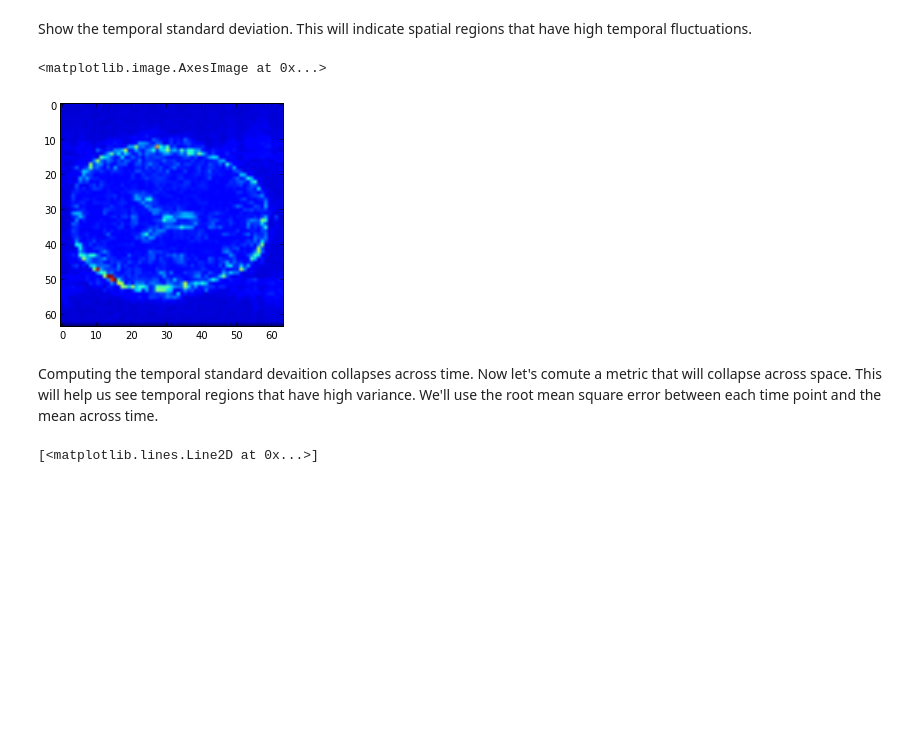
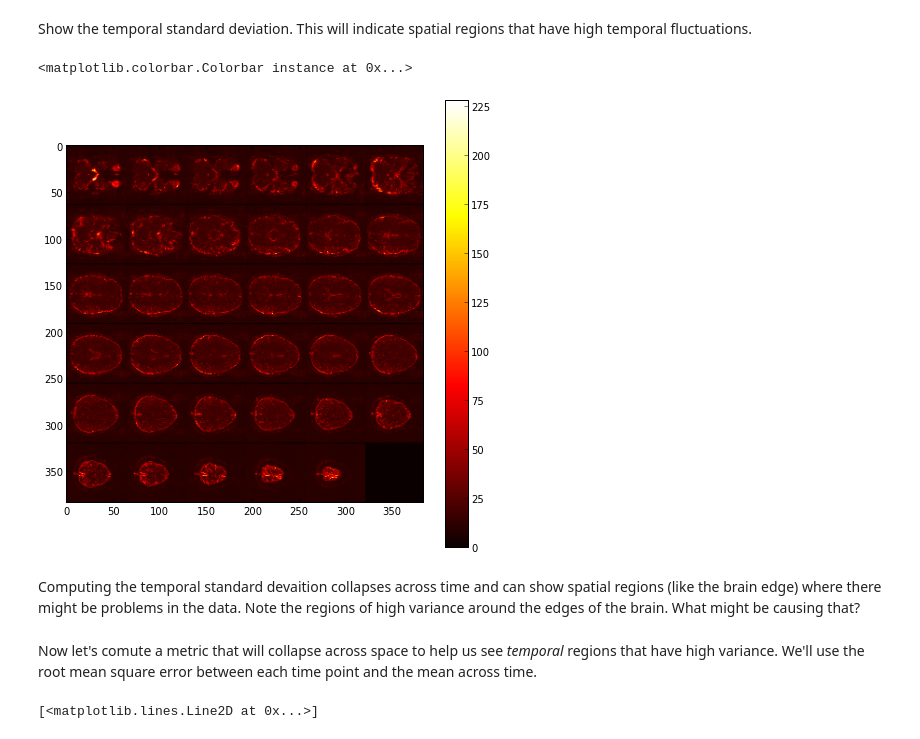
Before and after one commit to jbpoline/bayfmri, a Jupyter notebook: notebooks/003-fMRI_preprocessing.ipynb, the cells around one changed output. Cells and saved outputs as stored; diff of their text form; code cells hidden in the pictures; blank space fills up the shorter version.

Commit message:
Added a simple montage function

```diff
--- a/notebooks/003-fMRI_preprocessing.ipynb
+++ b/notebooks/003-fMRI_preprocessing.ipynb
@@ -21,0 +24,9 @@ s1_bold_arr = s1_bold_img.get_data()
+# %%
+def montage(vol):
+    """Returns a 2d image monage given a 3d volume."""
+    num_cols = int(np.ceil(np.sqrt(vol.shape[2])))
+    rows = np.array_split(vol, num_cols, axis=2)
+    # ensure the last row is the same size as the others
+    rows[-1] = np.dstack((rows[-1], np.zeros(rows[-1].shape[0:2] + (rows[0].shape[2]-rows[-1].shape[2],))))
+    im = np.vstack([np.squeeze(np.hstack(np.dsplit(row, num_cols))) for row in rows])
+    return(im)
@@ -22,13 +42,17 @@ s1_bold_arr = s1_bold_img.get_data()
 # %% [markdown]
 Show the temporal standard deviation. This will indicate spatial regions that have high temporal fluctuations.
 # %%
-time_course_std = s1_bold_arr.std(axis=3) # the last axis (0-based numbering)
-plt.imshow(time_course_std[:, :, 17])
+temporal_std = s1_bold_arr.std(axis=3) # the last axis (0-based numbering)
+figure(figsize=(8,8))
+plt.imshow(montage(temporal_std), cmap='hot')
+plt.colorbar()
 # %% [output]
-<matplotlib.image.AxesImage at 0x...>
+<matplotlib.colorbar.Colorbar instance at 0x...>
-[figure, old version]
+[figure, new version]
+# %% [markdown]
+Computing the temporal standard devaition collapses across time and can show spatial regions (like the brain edge) where there might be problems in the data. Note the regions of high variance around the edges of the brain. What might be causing that?
 # %% [markdown]
-Computing the temporal standard devaition collapses across time. Now let's comute a metric that will collapse across space. This will help us see temporal regions that have high variance. We'll use the root mean square error between each time point and the mean across time.
+Now let's comute a metric that will collapse across space to help us see *temporal* regions that have high variance. We'll use the root mean square error between each time point and the mean across time.
 # %%
 num_timepoints = s1_bold_arr.shape[3]
 rms = np.zeros(num_timepoints) # initialize an array to hold our rms values
```
Also changed, not shown: parts of 20 cells of this notebook.
